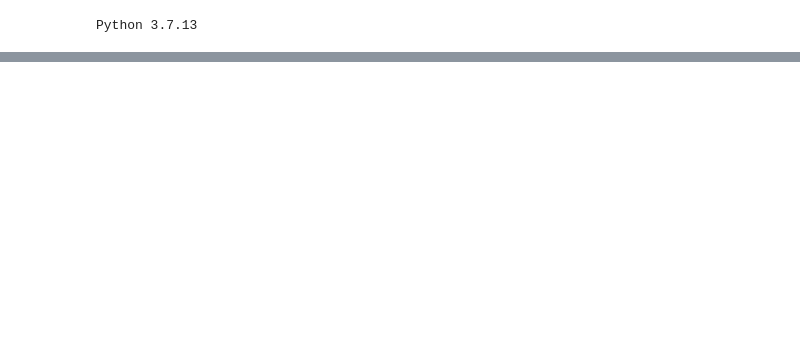
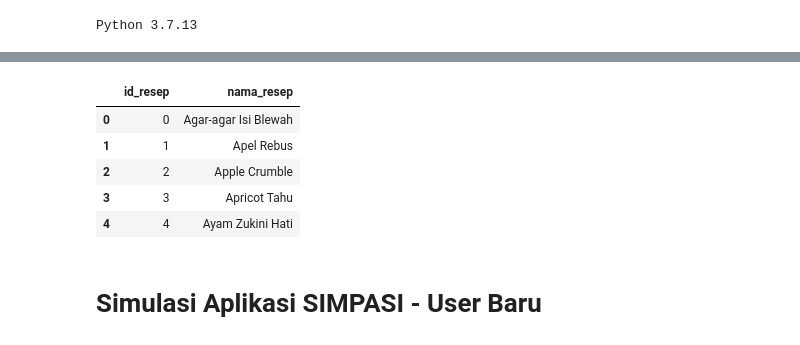
Before and after one commit to fathur666/SIMPASI, a Jupyter notebook: SIMPASI_MODEL.ipynb, the cells around one changed output, grey strips where cells are left out. Cells and saved outputs as stored; diff of their text form; code cells hidden in the pictures; blank space fills up the shorter version.

```diff
--- a/SIMPASI_MODEL.ipynb
+++ b/SIMPASI_MODEL.ipynb
@@ -23,0 +42,5 @@ import tensorflow_recommenders as tfrs
+# %%
+!gdown --id 1miF99iHy0E0OUfkqP6dZVUccAmW_KpVT\
+
+!mv "/content/resep.csv" "/tmp"
+resep_dir = "/tmp/resep.csv"
@@ -23,0 +119,12 @@ import tensorflow_recommenders as tfrs
+# %%
+resep = pd.read_csv(resep_dir)
+resep.head()
+# %% [output]
+|  | id_resep | nama_resep |
+| 0 | 0 | Agar-agar Isi Blewah |
+| 1 | 1 | Apel Rebus |
+| 2 | 2 | Apple Crumble |
+| 3 | 3 | Apricot Tahu |
+| 4 | 4 | Ayam Zukini Hati |
+# %% [markdown]
+# Simulasi Aplikasi SIMPASI - User Baru
```
Also changed, not shown: parts of 22 cells of this notebook.
